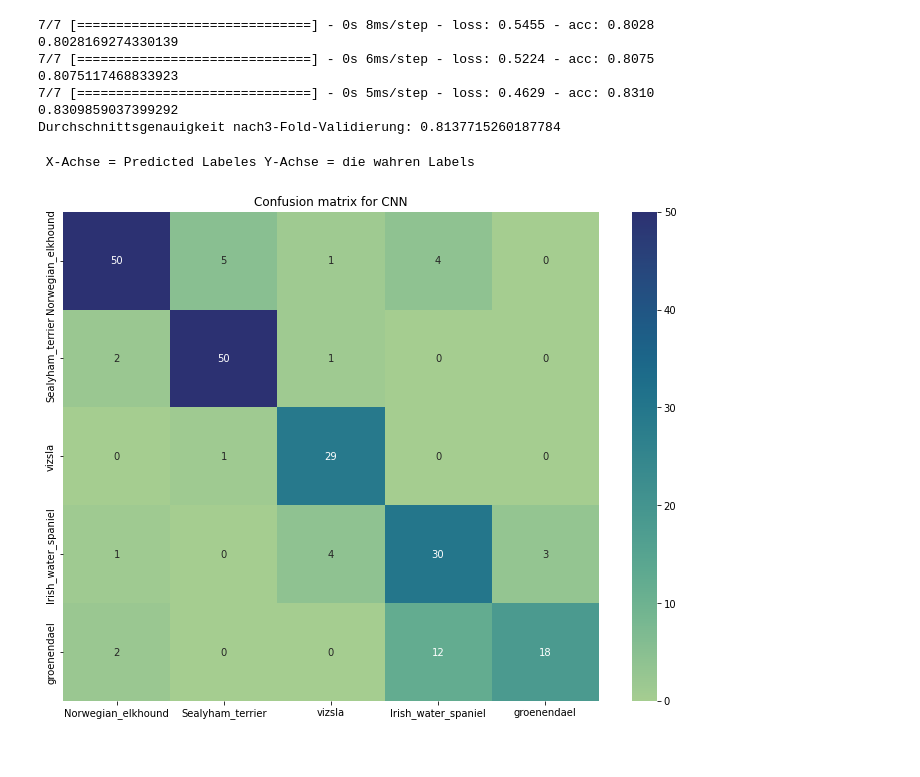
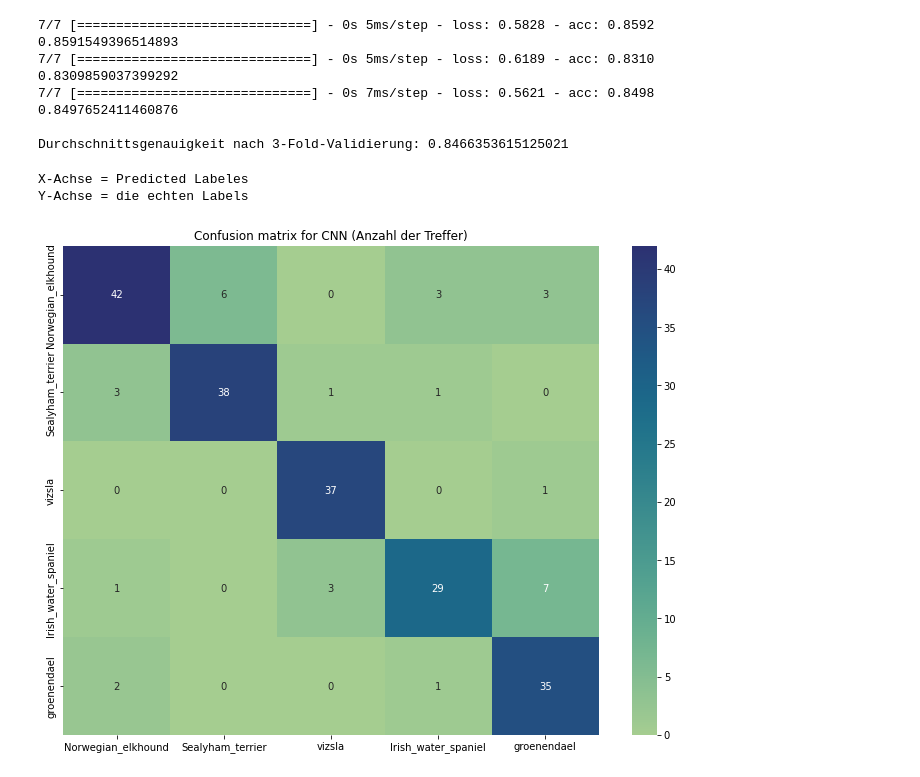
Before and after one commit to tomisboy/ML-dhbw, a Jupyter notebook: hunde_Aufgabe2.ipynb, the cells around one changed output. Saved outputs shown, nothing was run; the diff lists cells and outputs as text; code cells hidden in the pictures.

```diff
--- a/hunde_Aufgabe2.ipynb
+++ b/hunde_Aufgabe2.ipynb
@@ -85,7 +85,7 @@ Y_test = tf.one_hot(Y_test.astype(np.int32), depth=5)
 # %%
 batch_size = 32
 num_classes = 5  ## (Anzahl der Hunderassen)
-epochs = 10
+epochs = 15
 
 model = tf.keras.models.Sequential([
     tf.keras.layers.Conv2D(32, 3, padding='same', activation='relu'),
@@ -115,6 +115,5 @@ model.compile(optimizer="adam",
 # %%
 history =model.fit(X_train, Y_train,
           batch_size=batch_size,
-          epochs=epochs,
-          )
+          epochs=epochs)
 # %% [output]
@@ -166,7 +165,6 @@ acc =0
 
 # Teile das Modell in Folds auf
 folds = KFold(n_splits=num_folds, shuffle=True)
-
 
 x_data = X_train
 y_data = X_train
@@ -186,32 +184,34 @@ for train_index, test_index in folds.split(X_train):
     print(accuracy[1])
     acc = acc +accuracy[1]
 # Berechne die Durchschnittsgenauigkeit
-print("\nDurchschnittsgenauigkeit nach"+str(num_folds)+"-Fold-Validierung:", (acc / num_folds))
+print("\nDurchschnittsgenauigkeit nach "+str(num_folds)+"-Fold-Validierung:", (acc / num_folds))
 # %% [output]
-7/7 [==============================] - 0s 8ms/step - loss: 0.5455 - acc: 0.8028
-0.8028169274330139
-7/7 [==============================] - 0s 6ms/step - loss: 0.5224 - acc: 0.8075
-0.8075117468833923
-7/7 [==============================] - 0s 5ms/step - loss: 0.4629 - acc: 0.8310
+7/7 [==============================] - 0s 5ms/step - loss: 0.5828 - acc: 0.8592
+0.8591549396514893
+7/7 [==============================] - 0s 5ms/step - loss: 0.6189 - acc: 0.8310
 0.8309859037399292
-Durchschnittsgenauigkeit nach3-Fold-Validierung: 0.8137715260187784
+7/7 [==============================] - 0s 7ms/step - loss: 0.5621 - acc: 0.8498
+0.8497652411460876
+
+Durchschnittsgenauigkeit nach 3-Fold-Validierung: 0.8466353615125021
 # %%
 # Predict the values from the validation dataset
 y_pred = model.predict(X_test,verbose=0)
 
 # Convert predictions classes to one hot vectors
 y_pred_classes = np.argmax(y_pred,axis = 1)
 # Convert validation observations to one hot vectors
 
 y_true = np.argmax(Y_test,axis = 1)
 # compute the confusion matrix
 confusion_mtx = tf.math.confusion_matrix(y_true, y_pred_classes)
 
 plt.figure(figsize=(12, 9))
 c = sns.heatmap(confusion_mtx, annot=True, fmt='g', cmap="crest")
 c.set(xticklabels=breed_list, yticklabels=breed_list)
-c.set_title("Confusion matrix for CNN")
-print(" X-Achse = Predicted Labeles Y-Achse = die wahren Labels ")
+c.set_title("Confusion matrix for CNN (Anzahl der Treffer)")
+print("X-Achse = Predicted Labeles \nY-Achse = die echten Labels ")
 # %% [output]
- X-Achse = Predicted Labeles Y-Achse = die wahren Labels
+X-Achse = Predicted Labeles
+Y-Achse = die echten Labels
-[figure, old version]
+[figure, new version]
```
Also changed, not shown: parts of 3 cells of this notebook, 7 other files.
